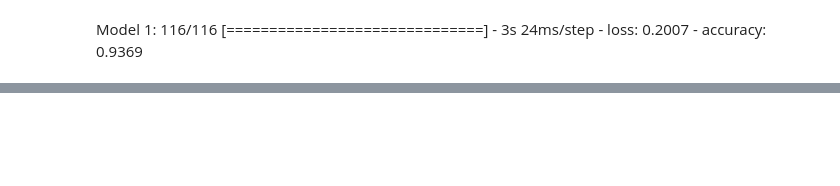
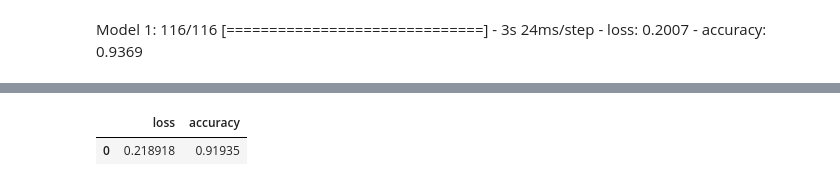
Before and after one commit to janoshr/ffa-model, a Jupyter notebook: FFA_Model.ipynb, the cells around one changed output, grey strips where cells are left out. Saved outputs shown, nothing was run; the diff lists cells and outputs as text; code cells hidden in the pictures; blank space fills up the shorter version.

Commit message:
feat(nnmodel): neural network model best model selected

```diff
--- a/FFA_Model.ipynb
+++ b/FFA_Model.ipynb
@@ -405,0 +411,3 @@ model = build_model(params)
+# %%
+best_model_index = int(results['accuracy'].idxmax()['accuracy'].split('-')[1])
+best_model_index
@@ -406,2 +416,5 @@ model = build_model(params)
+# %%
+param = params[best_model_index]
 # %%
-model.fit(x_train, y_train, callbacks=callbacks, epochs=25, validation_data=(x_val, y_val))
+model = build_model(param)
+model.fit(x_train, y_train, epochs=param.values.get('tuner/epochs'), callbacks=callbacks, validation_data=(x_val, y_val), verbose=1)
@@ -415,0 +437,3 @@ print("acc: %.2f" % acc)
+# %%
+evaluate_model(model, x_test, y_test)
+# %% [output]
@@ -416,3 +441,5 @@ print("acc: %.2f" % acc)
+|  | loss | accuracy |
+| 0 | 0.218918 | 0.91935 |
 # %%
 r = model.predict(x_test)
 # res = []
```
Also changed, not shown: parts of 14 cells of this notebook.
